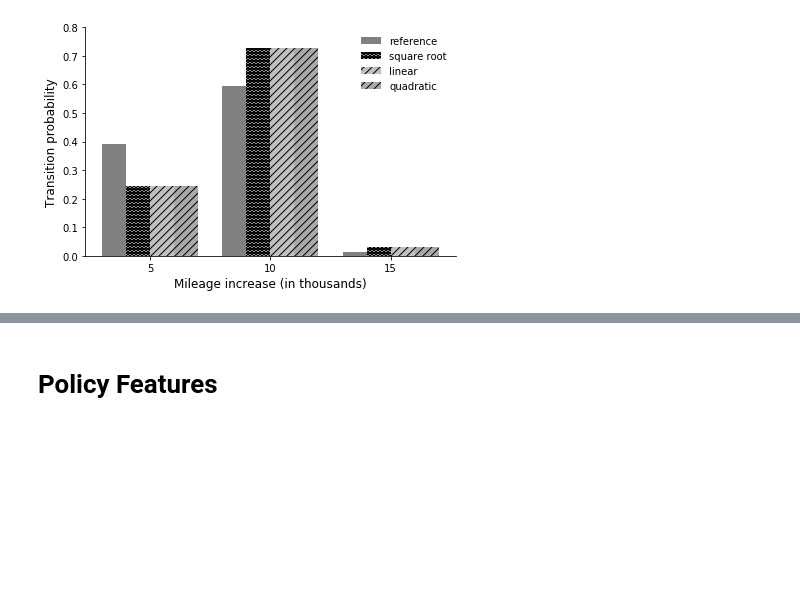
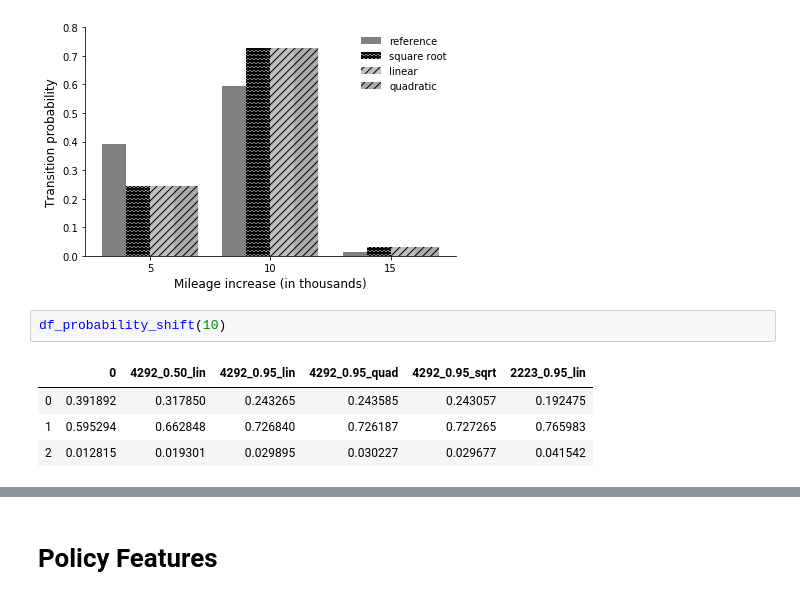
Before and after one commit to robustzurcher/analysis, a Jupyter notebook: notebooks/03_application.ipynb, the cells around one changed output, grey strips where cells are left out. Drawn from its saved outputs; the diff is of its cells as text; blank space fills up the shorter version.

```diff
--- a/notebooks/03_application.ipynb
+++ b/notebooks/03_application.ipynb
@@ -53,3 +44,10 @@ get_probability_shift_models(20, 0.95)
 # %% [output]
 [figure]
 [figure]
+# %%
+df_probability_shift(10)
+# %% [output]
+|  | 0 | 4292_0.50_lin | 4292_0.95_lin | 4292_0.95_quad | 4292_0.95_sqrt | 2223_0.95_lin |
+| 0 | 0.391892 | 0.317850 | 0.243265 | 0.243585 | 0.243057 | 0.192475 |
+| 1 | 0.595294 | 0.662848 | 0.726840 | 0.726187 | 0.727265 | 0.765983 |
+| 2 | 0.012815 | 0.019301 | 0.029895 | 0.030227 | 0.029677 | 0.041542 |
```
Also changed, not shown: parts of 8 cells of this notebook, 7 other files.
